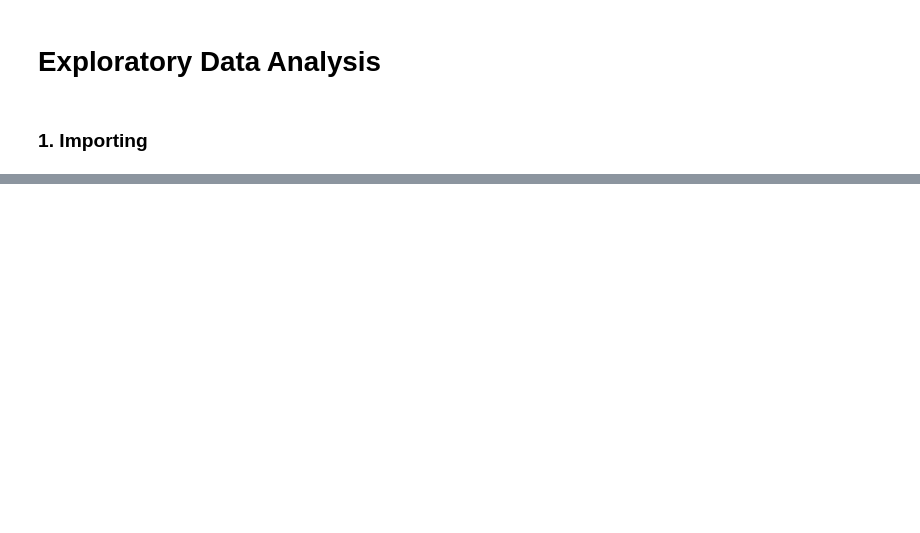
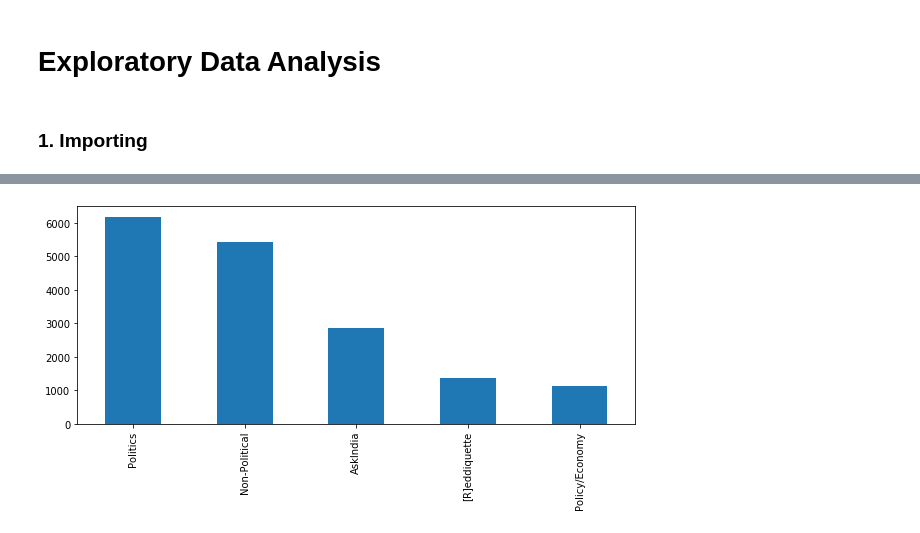
Before and after one commit to skhiearth/Reddit-Flair-Detection, a Jupyter notebook: Notebooks/EDA.ipynb, the cells around one changed output, grey strips where cells are left out. Cells and saved outputs as stored; diff of their text form; code cells hidden in the pictures; blank space fills up the shorter version.

```diff
--- a/Notebooks/EDA.ipynb
+++ b/Notebooks/EDA.ipynb
@@ -42,0 +62,17 @@ dtype: int64
+# %%
+# Top 10 most frequent flairs
+
+flairs = []
+
+for key in rawData.flair.value_counts().head(5).keys():
+    flairs.append(key)
+
+rawData = rawData.loc[rawData['flair'].isin(flairs)];
+
+rawData.to_csv('/Users/skhiearth/Desktop/Reddit-Flair-Detection/RedditData/Data/balanced.csv',
+               header=True, index=False)
+# %%
+plt.figure(figsize=(10,4))
+rawData.flair.value_counts().plot(kind='bar');
+# %% [output]
+[figure, added]
```
Also changed, not shown: parts of 11 cells of this notebook, 3 other files.
